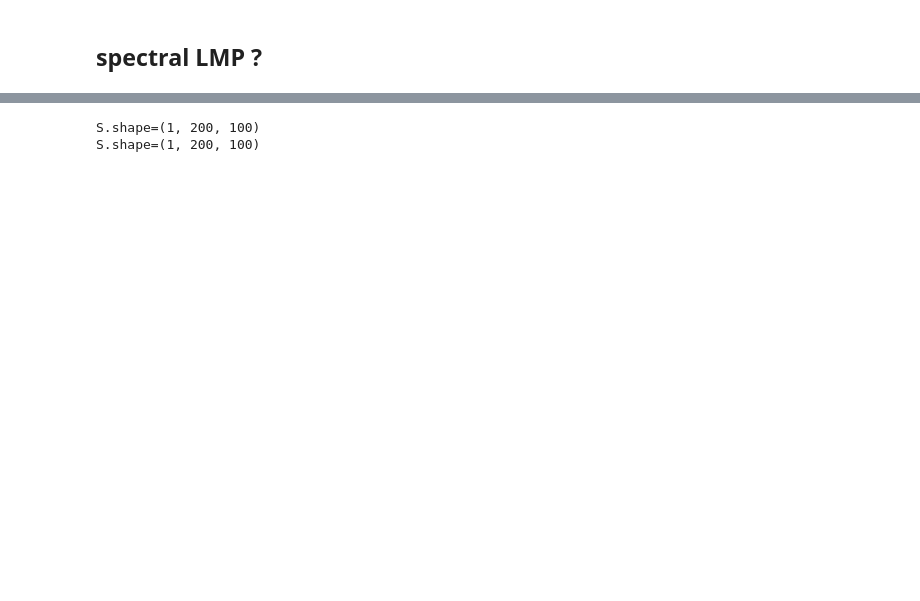
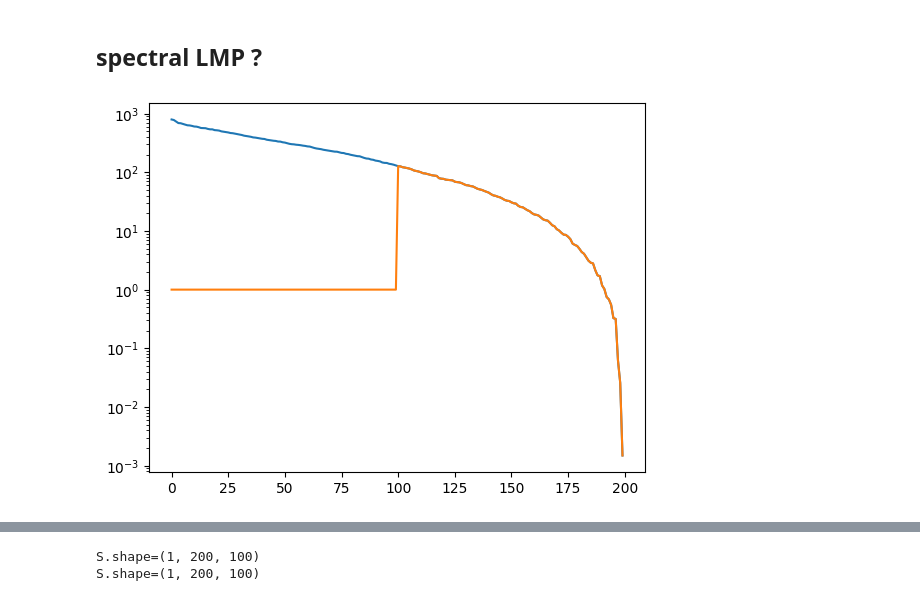
Before and after one commit to VTrappler/DA_PoC, a Jupyter notebook: DA_PoC/common/preconditioning.ipynb, the cells around one changed output, grey strips where cells are left out. Cells and saved outputs as stored; diff of their text form; code cells hidden in the pictures; blank space fills up the shorter version.

```diff
--- a/DA_PoC/common/preconditioning.ipynb
+++ b/DA_PoC/common/preconditioning.ipynb
@@ -114,3 +123,12 @@ Ur, Sr, Vr = U[:, :r], S[:r], VT.T[:, :r]
 Ur = Ur + 0.001*np.random.normal(size=Ur.shape)
 Sr = Sr +  2*np.random.normal(size=Sr.shape)
 # Ur = Ur + 0.001*np.random.normal(size=Ur.shape)
+# %%
+inv = power_proj(U[:, :r], S[:r], -1)
+_, S_a, _ =np.linalg.svd(inv @ A)
+S_a = ((inv@A @ U) / U)[0, :]
+plt.plot(S)
+plt.plot(S_a)
+plt.yscale('log')
+# %% [output]
+[figure, added]
```
Also changed, not shown: parts of 12 cells of this notebook.
